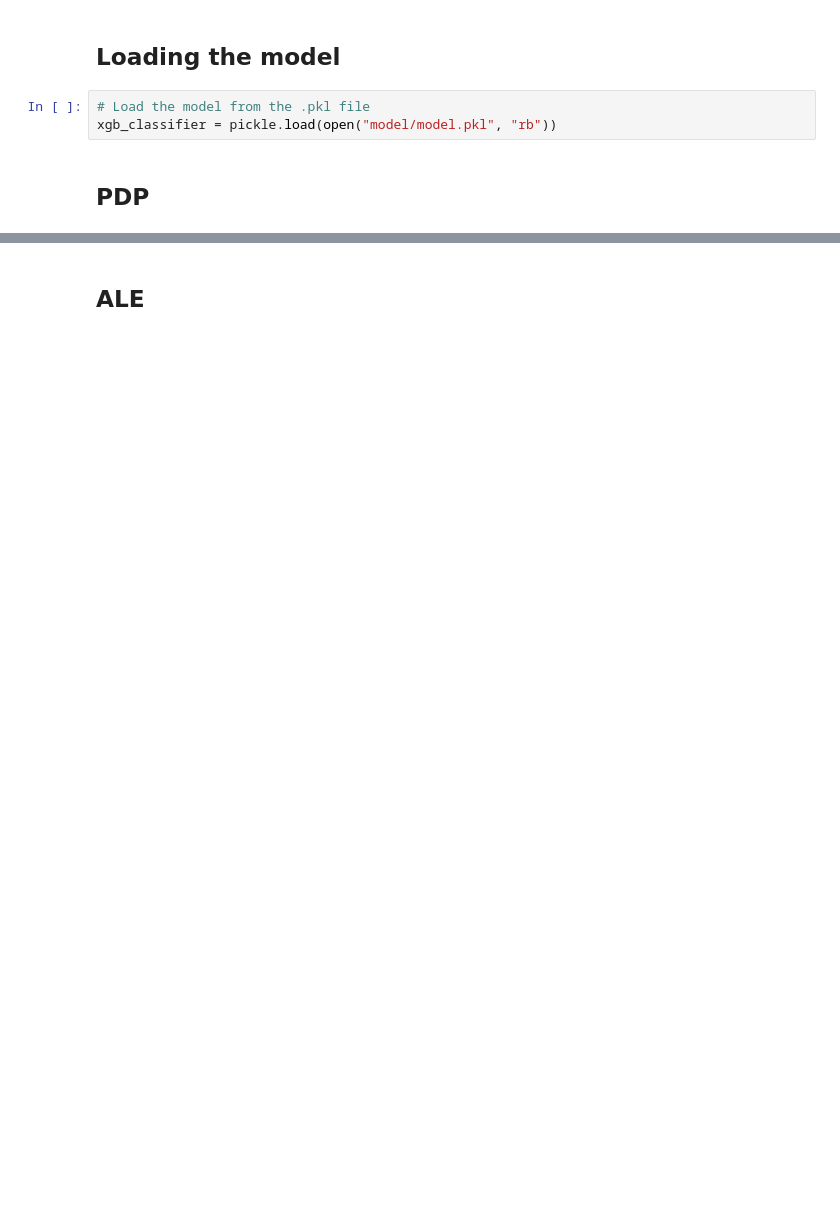
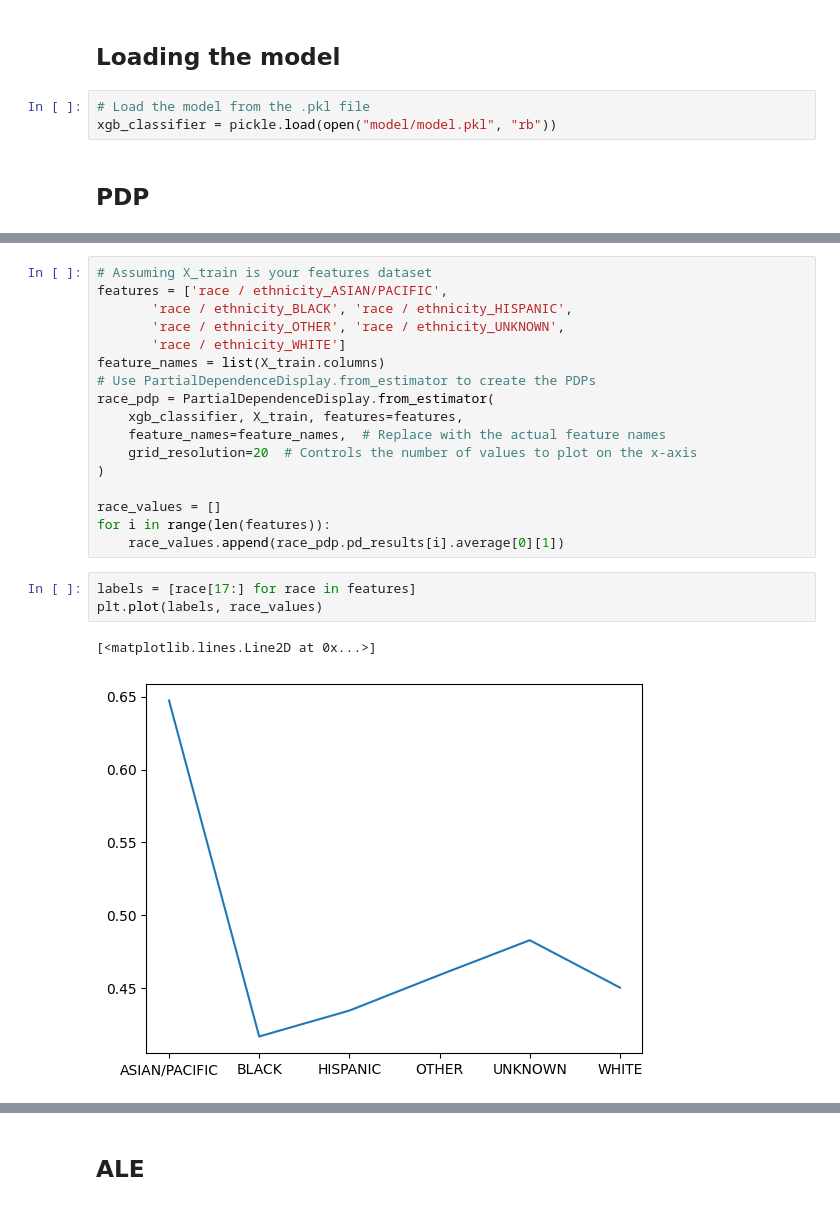
Before and after one commit to Idrissben/Interpretable-jimams, a Jupyter notebook: notebooks/step_5.ipynb, the cells around one changed output, grey strips where cells are left out. Drawn from its saved outputs; the diff is of its cells as text; blank space fills up the shorter version.

```diff
--- a/notebooks/step_5.ipynb
+++ b/notebooks/step_5.ipynb
@@ -73,0 +78,23 @@ print(emissions)
+# %%
+# Assuming X_train is your features dataset
+features = ['race / ethnicity_ASIAN/PACIFIC',
+       'race / ethnicity_BLACK', 'race / ethnicity_HISPANIC',
+       'race / ethnicity_OTHER', 'race / ethnicity_UNKNOWN',
+       'race / ethnicity_WHITE']
+feature_names = list(X_train.columns)
+# Use PartialDependenceDisplay.from_estimator to create the PDPs
+race_pdp = PartialDependenceDisplay.from_estimator(
+    xgb_classifier, X_train, features=features,
+    feature_names=feature_names,  # Replace with the actual feature names
+    grid_resolution=20  # Controls the number of values to plot on the x-axis
+)
+
+race_values = []
+for i in range(len(features)):
+    race_values.append(race_pdp.pd_results[i].average[0][1])
+# %%
+labels = [race[17:] for race in features]
+plt.plot(labels, race_values)
+# %% [output]
+[<matplotlib.lines.Line2D at 0x...>]
+[figure, added]
```
Also changed, not shown: parts of 13 cells of this notebook.
